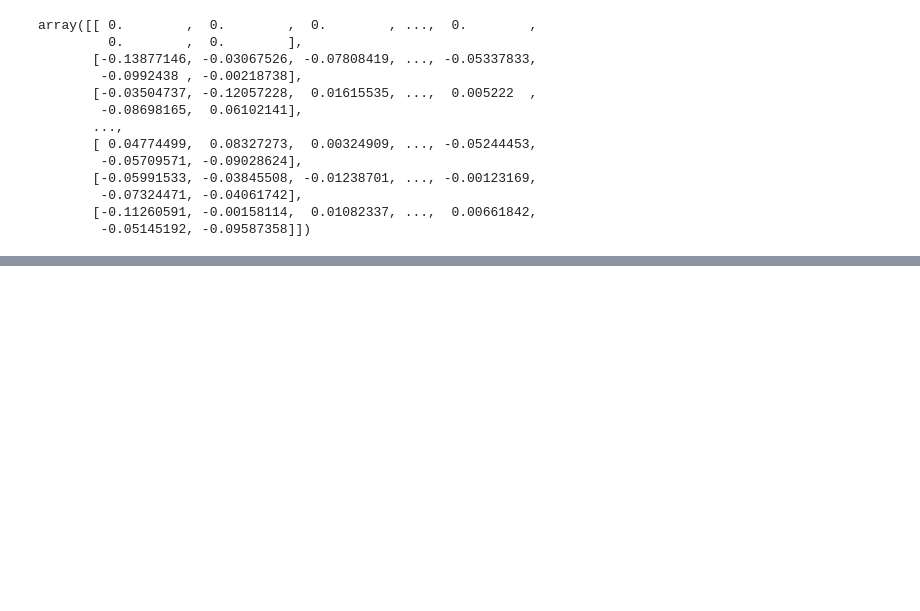
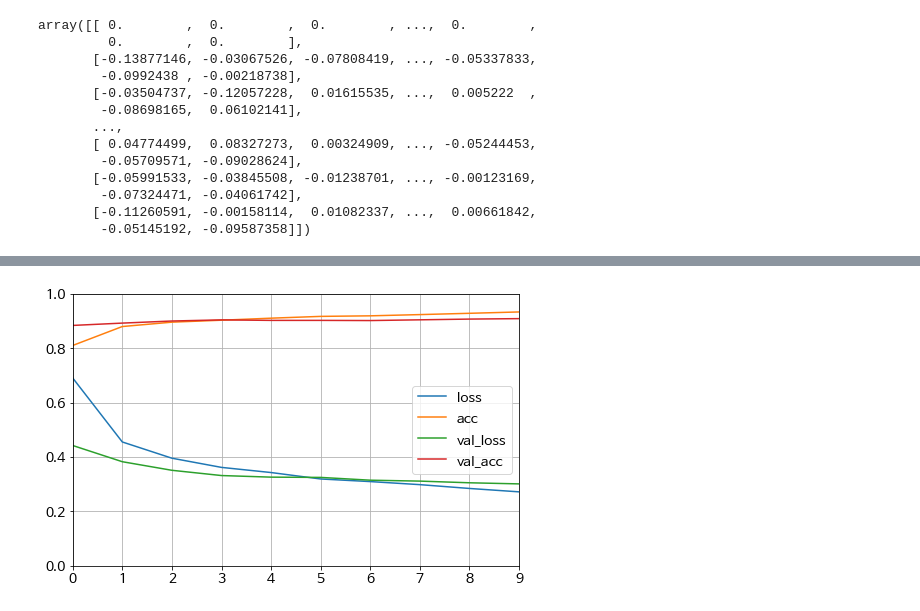
Before and after one commit to woodongk/news-comments_emotion_classification-CNN-tensorflow, a Jupyter notebook: 03. Train CNN model.ipynb, the cells around one changed output, grey strips where cells are left out. Saved outputs shown, nothing was run; the diff lists cells and outputs as text; code cells hidden in the pictures; blank space fills up the shorter version.

Commit message:
모델 훈련 (epoch 10) , 학습 과정 그래프로 그리기, 테스트 데이터 예측

```diff
--- a/03. Train CNN model.ipynb
+++ b/03. Train CNN model.ipynb
@@ -103,7 +106,7 @@ sequences to texts ===> ['있다 되다 없다 보다 아니다']
 # %%
 # X (padding)
 
-MAX_SEQUENCE_LENGTH = 50
+MAX_SEQUENCE_LENGTH = 20
 
 data = keras.preprocessing.sequence.pad_sequences(encoded_tokens, maxlen=MAX_SEQUENCE_LENGTH)
 
@@ -292 +301,10 @@ class textCNN(keras.Model):
         return logit
+# %%
+cnn = textCNN(embedding_matrix = embedding_matrix,
+              max_sequence_length=20,
+              output_size = 6)
+# %%
+cnn.compile(loss='categorical_crossentropy',
+            optimizer=keras.optimizers.Adam(),
+            metrics=['acc'])
+callbacks = [keras.callbacks.EarlyStopping(monitor='val_loss')]
@@ -292,0 +331,8 @@ class textCNN(keras.Model):
+# %%
+ # starts training
+history = cnn.fit(X_train, y_train,
+                  batch_size=4,
+                  epochs=10,
+                  verbose=1,
+                  validation_data=(X_val,y_val),
+                  callbacks=callbacks)
@@ -292,0 +374,7 @@ class textCNN(keras.Model):
+# %%
+pd.DataFrame(history.history).plot(figsize=(8,5))
+plt.grid(True)
+plt.gca().set_ylim(0,1)
+plt.show()
+# %% [output]
+[figure, added]
```
Also changed, not shown: parts of 27 cells of this notebook.
